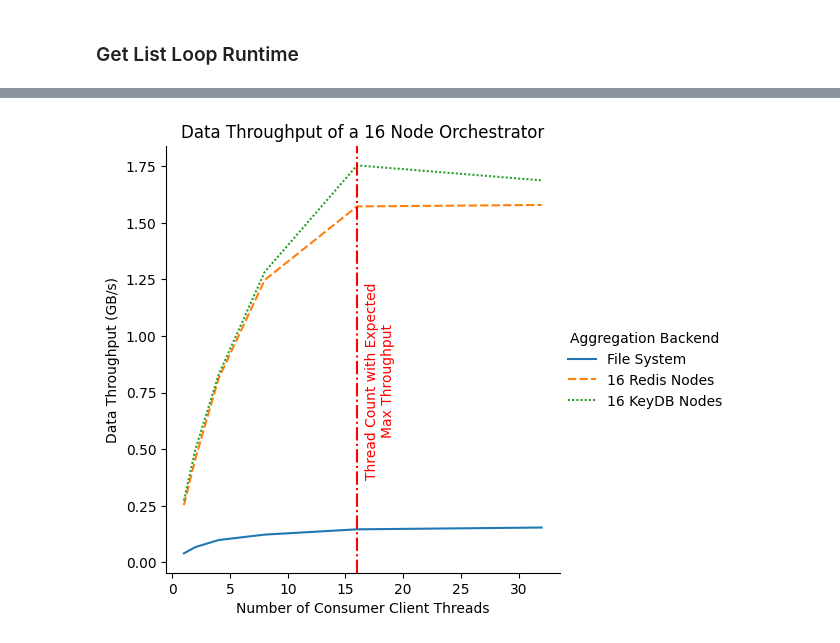
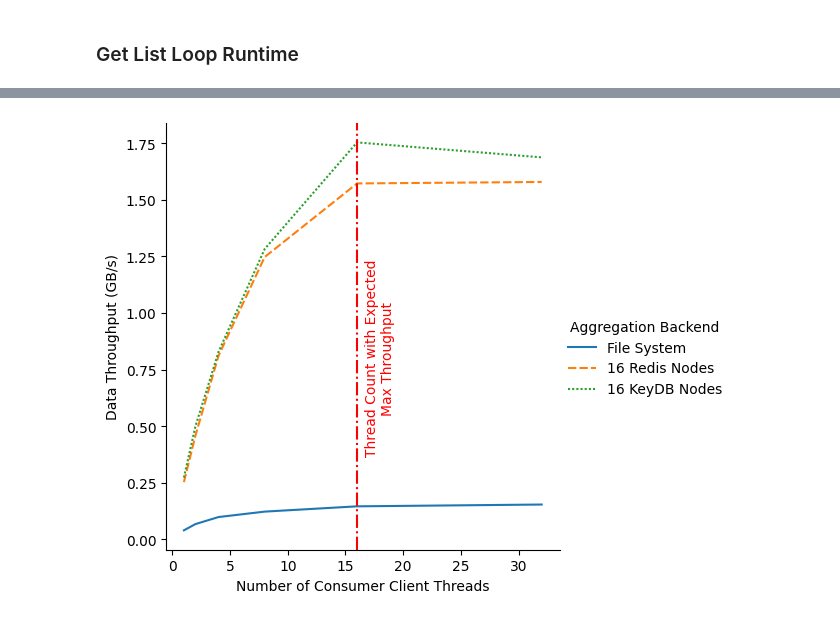
Before and after one commit to CrayLabs/SmartSim-Scaling, a Jupyter notebook: figures/aggregation-plots.ipynb, the cells around one changed output, grey strips where cells are left out. Drawn from its saved outputs; the diff is of its cells as text; code cells hidden in the pictures.

```diff
--- a/figures/aggregation-plots.ipynb
+++ b/figures/aggregation-plots.ipynb
@@ -8,6 +8,7 @@ import seaborn as sns
 TENSOR_SIZE = 1_024_000
 TENSORS_PER_DATASET = 4
 DARK_MODE = False
+ADD_GRAPH_TITLES = False
 # %% [markdown]
 ## Load Results
 # %%
@@ -172,32 +173,32 @@ db16_plot = (
             "File System",
             "16 Redis Nodes",
             "16 KeyDB Nodes"
         ])],
         kind="line",
         x="client_threads",
         y="throughput",
         hue="backend",
         style="backend",
     )
     .set(
-        title="Data Throughput of a 16 Node Orchestrator",
+        title="Data Throughput of a 16 Node Orchestrator" if ADD_GRAPH_TITLES else None,
         xlabel="Number of Consumer Client Threads",
         ylabel="Data Throughput (GB/s)",
     )
 )
 expected_max = 16
 ax ,= db16_plot.axes[0]
 ax.axvline(expected_max, ls="-.", c=refline_color)
 plt.text(
     expected_max + 2,
     0.45,
     "Thread Count with Expected\nMax Throughput",
     transform=ax.get_xaxis_transform(),
     rotation="vertical",
     horizontalalignment="center",
     verticalalignment="center",
     c=refline_color,
 )
 db16_plot.legend.set_title("Aggregation Backend")
 # %% [output]
-[figure, old version]
+[figure, new version]
```
Also changed, not shown: parts of 3 cells of this notebook.
